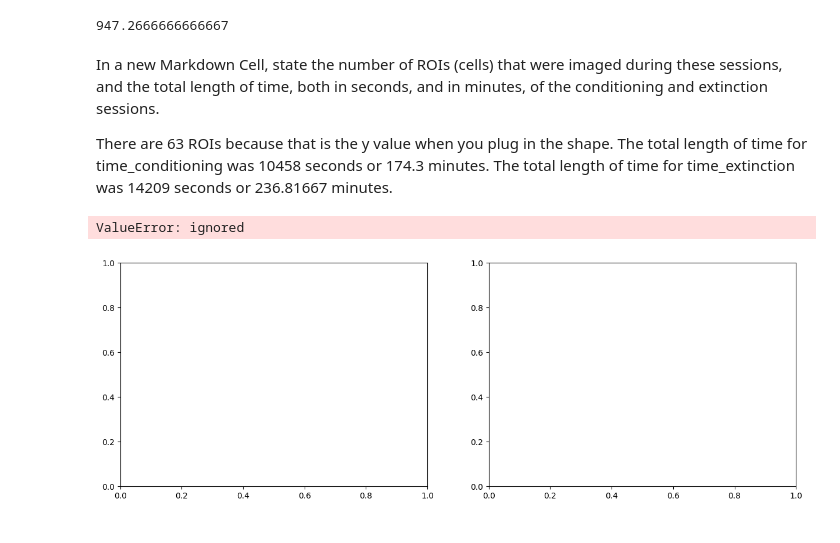
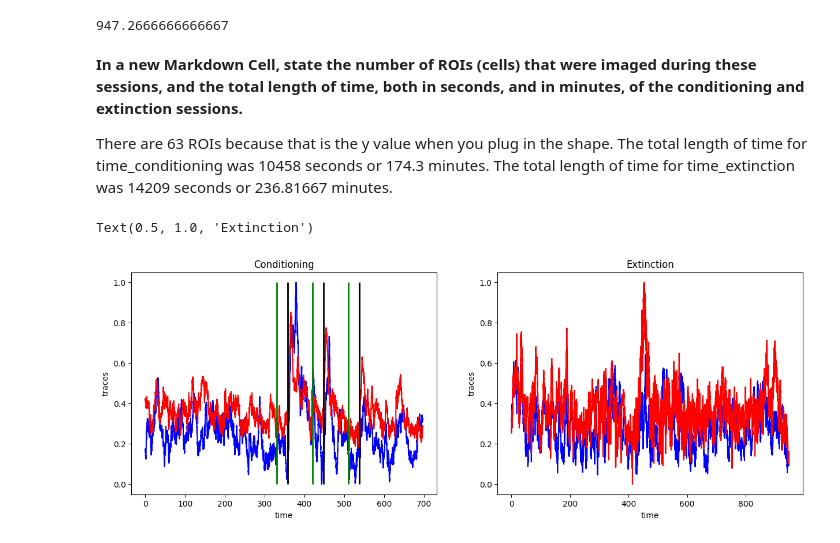
Before and after one commit to caseymacelhiney/neuro265, a Jupyter notebook: coding_homework_8.ipynb, the cells around one changed output. Cells and saved outputs as stored; diff of their text form; code cells hidden in the pictures.

```diff
--- a/coding_homework_8.ipynb
+++ b/coding_homework_8.ipynb
@@ -63,10 +63,12 @@ import scipy.stats as pearsonr
 #shock_index, and tone_index, respectively, in a Code Cell. I
 #mportant: Make sure you that import tone_index.csv and shock_index.csv using the exact syntax that we used in our 4/12/23 in-class notebook -
 #e.g., np.loadtxt('', delimiter = ',').astype(int).
-shock_index = np.loadtxt('https://raw.githubusercontent.com/hallockh/neur_265/main/shock_index.csv', delimiter = ',').astype(int)
+shock_index =np.loadtxt('https://raw.githubusercontent.com/hallockh/neur_265/main/shock_index.csv',delimiter = ',').astype(int)
 tone_index = np.loadtxt('https://raw.githubusercontent.com/hallockh/neur_265/main/tone_index.csv', delimiter = ',').astype(int)
-extinction_predictors = np.loadtxt('https://raw.githubusercontent.com/caseymacelhiney/neuro265/main/extinction_predictors_hw8.csv', delimiter=",")
-fear_traces = np.loadtxt('https://raw.githubusercontent.com/caseymacelhiney/neuro265/main/fear_conditioning_traces_hw8.csv', delimiter=",")
+url1 = 'https://raw.githubusercontent.com/caseymacelhiney/neuro265/main/extinction_predictors_hw8.csv'
+extinction_predictors = np.loadtxt(url1, delimiter=",")
+url2 = 'https://raw.githubusercontent.com/caseymacelhiney/neuro265/main/fear_conditioning_traces_hw8.csv'
+fear_traces = np.loadtxt(url2, delimiter=",")
 # %%
 fear_traces
 # %% [output]
@@ -117,27 +119,34 @@ len(extinction_traces)
 #and time during the extinction session, respectively. The sampling rate for the miniscope used to capture these data was 15 fps.
 #Use this information to make your variables, which should both start at "0", end at the total length of the recording session (in seconds),
 #and have a length equal to the number of samples for each session.
-time_conditioning = (0,697.2,10458) #10458/15 is the length of the recording session divided by the frames per second to get samples per session
-time_extinction = (0,947.27,14209)
+time_conditioning = np.linspace(0,697.2,10458) #10458/15 is the length of the recording session divided by the frames per second to get samples per session
+time_extinction = np.linspace(0,947.27,14209)
 # %% [markdown]
-In a new Markdown Cell, state the number of ROIs (cells) that were imaged during these sessions, and the total length of time, both in seconds, and in minutes, of the conditioning and extinction sessions.
+**In a new Markdown Cell, state the number of ROIs (cells) that were imaged during these sessions, and the total length of time, both in seconds, and in minutes, of the conditioning and extinction sessions.**
 
 There are 63 ROIs because that is the y value when you plug in the shape. The total length of time for time_conditioning was 10458 seconds or 174.3 minutes. The total length of time for time_extinction was 14209 seconds or 236.81667 minutes.
 # %%
 #In a new Code Cell, plot the first and second ROIs (columns) from your conditioning_traces variable in one subplot.
 #Plot the first and second ROIs from your extinction_traces variable in a second subplot. Make the first ROI blue, and the second ROI red in each subplot.
 #Put time on the x-axis of both subplots.
 # Make vertical black lines at shock onset (3 total), and vertical green lines at tone onset (3 total) in your first subplot. Label your axes.
 
 fig, ax = plt.subplots(1,2,figsize=(15,5))
-ax[0].plot(time_conditioning,conditioning_traces[:,1],color = "b")
-ax[0].plot(time_conditioning,conditioning_traces[:,2], color = "r")
-ax[0].plot([358, 358], [0,1], 'k', lw=2) # Make a black line at shock onset
-ax[0].plot([448, 448], [0,1], 'k', lw=2)
-ax[0].plot([538, 538], [0,1], 'k', lw=2)
-extinction_traces = extinction_traces[:10458,:]
-ax[1].plot(time_conditioning,extinction_traces[:,1],color = "b")
-ax[1].plot(time_conditioning,extinction_traces[:,2], color = "r")
+
+ax[0].plot(time_conditioning, conditioning_traces[:,0], color= "blue")
+ax[0].plot(time_conditioning, conditioning_traces[:,1], color= "red")
+ax[1].plot(time_extinction, extinction_traces[:,0], color= "blue")
+ax[1].plot(time_extinction, extinction_traces[:,1], color= "red")
+
+ax[0].vlines(shock_index, 0,1, 'k', lw=2)
+ax[0].vlines(tone_index, 0,1, 'g', lw=2)
+
+ax[0].set_xlabel('time')
+ax[1].set_xlabel('time')
+ax[0].set_ylabel('traces')
+ax[1].set_ylabel('traces')
+ax[0].set_title('Conditioning')
+ax[1].set_title('Extinction')
 # %% [output]
-ValueError: ignored
+Text(0.5, 1.0, 'Extinction')
-[figure, old version]
+[figure, new version]
```
Also changed, not shown: parts of 9 cells of this notebook.
